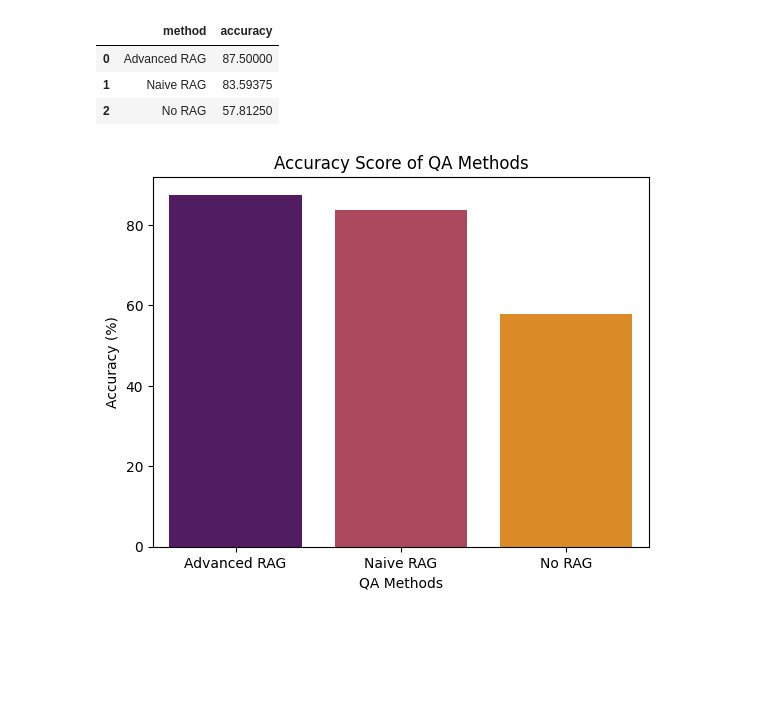
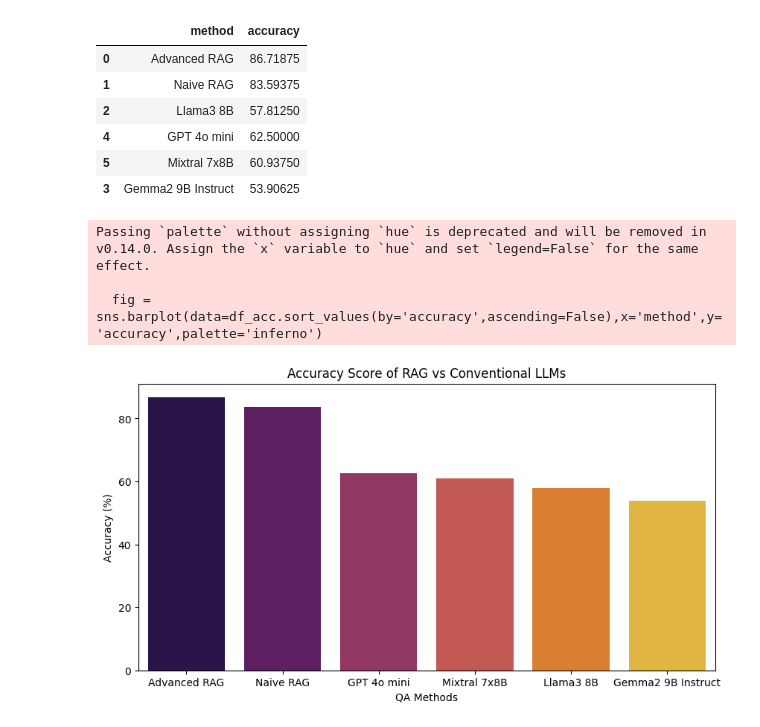
Before and after one commit to MarcusO17/RAG-FYP2024, a Jupyter notebook: src/eval/evaluation_metrics.ipynb, the cells around one changed output. Drawn from its saved outputs; the diff is of its cells as text; code cells hidden in the pictures; blank space fills up the shorter version.

```diff
--- a/src/eval/evaluation_metrics.ipynb
+++ b/src/eval/evaluation_metrics.ipynb
@@ -7,5 +7,8 @@ import plotly.express as px
 adv_rag = pd.read_csv('../../data/MainDataset/results/Official/Advanced_RAG.csv')
 naive_rag = pd.read_csv('../../data/MainDataset/results/Official/naive_RAG.csv')
 no_rag = pd.read_csv('../../data/MainDataset/results/Official/llama-8b-8192.csv')
+gemma = pd.read_csv('../../data/MainDataset/results/Official/gemma2-9b-it.csv')
+gpt = pd.read_csv('../../data/MainDataset/results/Official/GPT4oMini.csv')
+mixtral = pd.read_csv('../../data/MainDataset/results/Official/mixtral-8x7b.csv')
 # %%
 
@@ -84,22 +97,32 @@ def accuracy_score(df):
 df_acc= pd.DataFrame(columns=['method','accuracy'])
 df_acc.loc[0] = ['Advanced RAG',accuracy_score(adv_rag)]
 df_acc.loc[1] = ['Naive RAG',accuracy_score(naive_rag)]
-df_acc.loc[2] = ['No RAG',accuracy_score(no_rag)]
+df_acc.loc[2] = ['Llama3 8B',accuracy_score(no_rag)]
+df_acc.loc[4] = ['GPT 4o mini', accuracy_score(gpt)]
+df_acc.loc[5] = ['Mixtral 7x8B', accuracy_score(mixtral)]
+df_acc.loc[3] = ['Gemma2 9B Instruct', accuracy_score(gemma)]
 # %%
 df_acc
 # %% [output]
 |  | method | accuracy |
-| 0 | Advanced RAG | 87.50000 |
+| 0 | Advanced RAG | 86.71875 |
 | 1 | Naive RAG | 83.59375 |
-| 2 | No RAG | 57.81250 |
+| 2 | Llama3 8B | 57.81250 |
+| 4 | GPT 4o mini | 62.50000 |
+| 5 | Mixtral 7x8B | 60.93750 |
+| 3 | Gemma2 9B Instruct | 53.90625 |
 # %%
-plt.title('Accuracy Score of QA Methods')
-fig = sns.barplot(data=df_acc,x='method',y='accuracy',hue=df_acc['method'],palette='inferno')
+plt.figure(figsize=(10,5))
+plt.title('Accuracy Score of RAG vs Conventional LLMs')
+fig = sns.barplot(data=df_acc.sort_values(by='accuracy',ascending=False),x='method',y='accuracy',palette='inferno')
 plt.ylabel('Accuracy (%)')
 plt.xlabel('QA Methods')
 plt.show()
 # %% [output]
+Passing `palette` without assigning `hue` is deprecated and will be removed in v0.14.0. Assign the `x` variable to `hue` and set `legend=False` for the same effect.
+
+  fig = sns.barplot(data=df_acc.sort_values(by='accuracy',ascending=False),x='method',y='accuracy',palette='inferno')
-[figure, old version]
+[figure, new version]
 # %%
 df_token = pd.read_csv('../../data/Metrics/token_eval.csv')
 # %%
```
Also changed, not shown: parts of 10 cells of this notebook, 2 other files.
